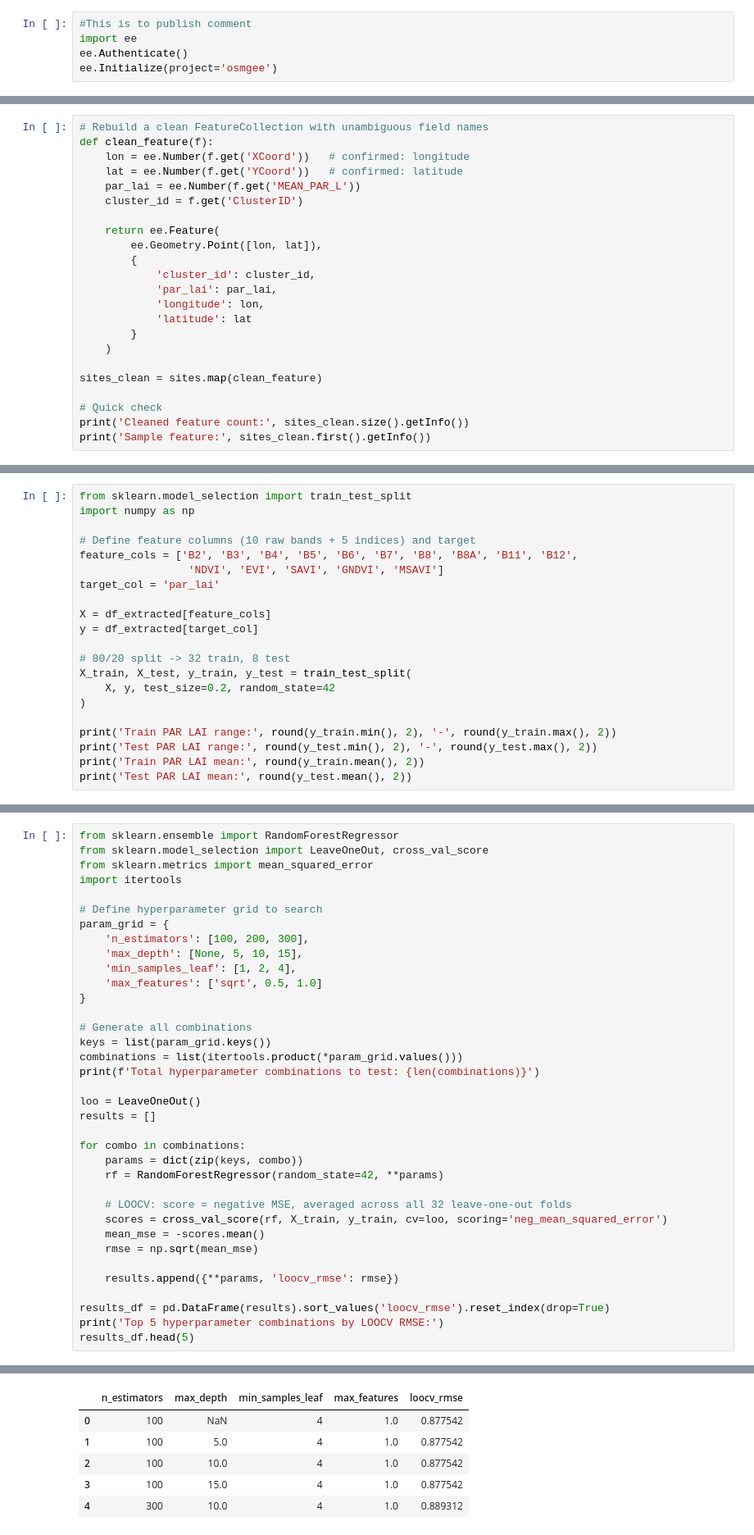
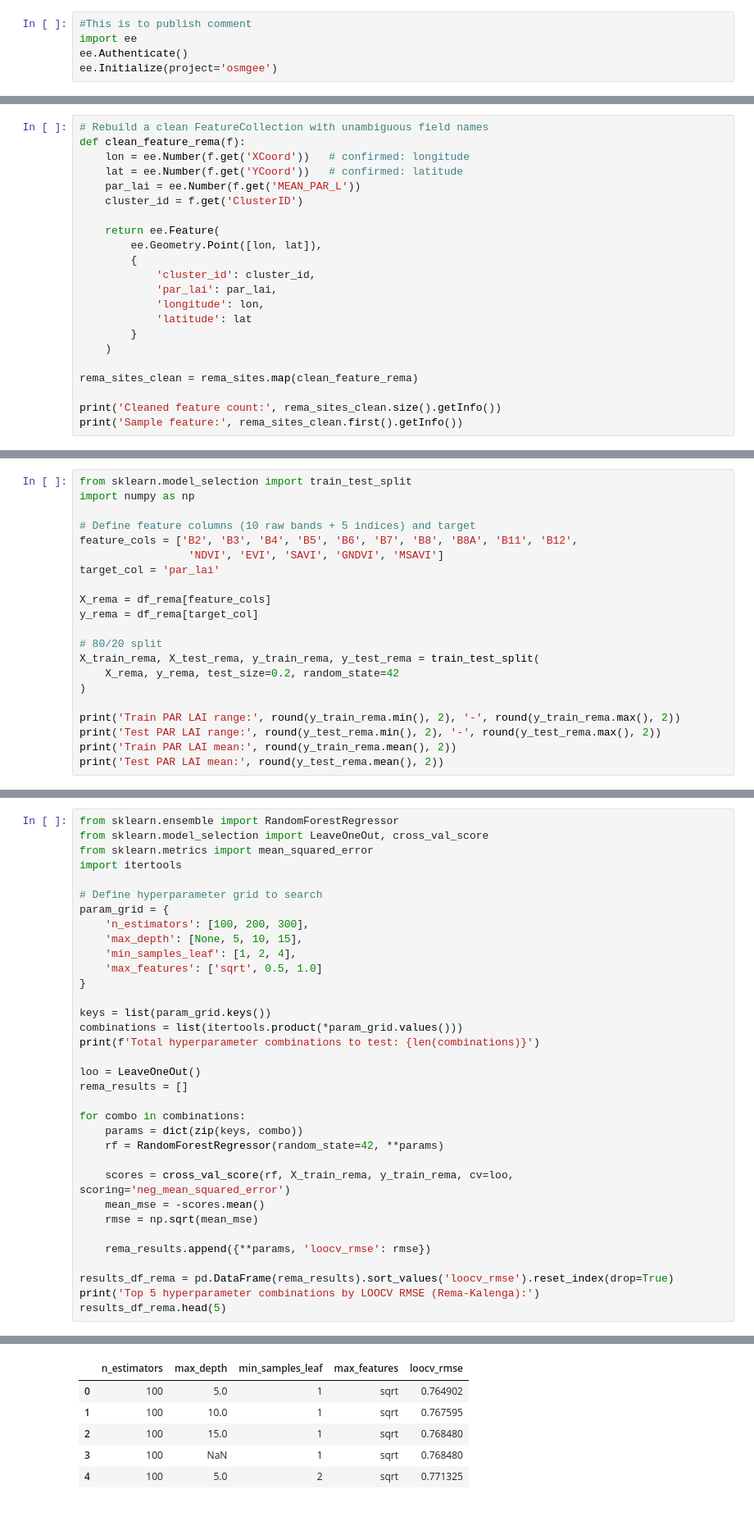
Before and after one commit to Mohammed777777777/KNP_LAI_GEE, a Jupyter notebook: lai_gee_workflow.ipynb, the cells around one changed output, grey strips where cells are left out. Shown at 82% size. Cells and saved outputs as stored; diff of their text form.

```diff
--- a/lai_gee_workflow.ipynb
+++ b/lai_gee_workflow.ipynb
@@ -48,6 +49,6 @@ for f in sites_info['features']:
 # %%
 # Rebuild a clean FeatureCollection with unambiguous field names
-def clean_feature(f):
+def clean_feature_rema(f):
     lon = ee.Number(f.get('XCoord'))   # confirmed: longitude
     lat = ee.Number(f.get('YCoord'))   # confirmed: latitude
     par_lai = ee.Number(f.get('MEAN_PAR_L'))
@@ -63,9 +64,8 @@ def clean_feature(f):
         }
     )
 
-sites_clean = sites.map(clean_feature)
+rema_sites_clean = rema_sites.map(clean_feature_rema)
 
-# Quick check
-print('Cleaned feature count:', sites_clean.size().getInfo())
-print('Sample feature:', sites_clean.first().getInfo())
+print('Cleaned feature count:', rema_sites_clean.size().getInfo())
+print('Sample feature:', rema_sites_clean.first().getInfo())
 # %% [output]
@@ -246,16 +236,16 @@ feature_cols = ['B2', 'B3', 'B4', 'B5', 'B6', 'B7', 'B8', 'B8A', 'B11', 'B12',
                  'NDVI', 'EVI', 'SAVI', 'GNDVI', 'MSAVI']
 target_col = 'par_lai'
 
-X = df_extracted[feature_cols]
-y = df_extracted[target_col]
+X_rema = df_rema[feature_cols]
+y_rema = df_rema[target_col]
 
-# 80/20 split -> 32 train, 8 test
-X_train, X_test, y_train, y_test = train_test_split(
-    X, y, test_size=0.2, random_state=42
+# 80/20 split
+X_train_rema, X_test_rema, y_train_rema, y_test_rema = train_test_split(
+    X_rema, y_rema, test_size=0.2, random_state=42
 )
 
-print('Train PAR LAI range:', round(y_train.min(), 2), '-', round(y_train.max(), 2))
-print('Test PAR LAI range:', round(y_test.min(), 2), '-', round(y_test.max(), 2))
-print('Train PAR LAI mean:', round(y_train.mean(), 2))
-print('Test PAR LAI mean:', round(y_test.mean(), 2))
+print('Train PAR LAI range:', round(y_train_rema.min(), 2), '-', round(y_train_rema.max(), 2))
+print('Test PAR LAI range:', round(y_test_rema.min(), 2), '-', round(y_test_rema.max(), 2))
+print('Train PAR LAI mean:', round(y_train_rema.mean(), 2))
+print('Test PAR LAI mean:', round(y_test_rema.mean(), 2))
 # %% [output]
@@ -277,27 +267,25 @@ param_grid = {
     'max_features': ['sqrt', 0.5, 1.0]
 }
 
-# Generate all combinations
 keys = list(param_grid.keys())
 combinations = list(itertools.product(*param_grid.values()))
 print(f'Total hyperparameter combinations to test: {len(combinations)}')
 
 loo = LeaveOneOut()
-results = []
+rema_results = []
 
 for combo in combinations:
     params = dict(zip(keys, combo))
     rf = RandomForestRegressor(random_state=42, **params)
 
-    # LOOCV: score = negative MSE, averaged across all 32 leave-one-out folds
-    scores = cross_val_score(rf, X_train, y_train, cv=loo, scoring='neg_mean_squared_error')
+    scores = cross_val_score(rf, X_train_rema, y_train_rema, cv=loo, scoring='neg_mean_squared_error')
     mean_mse = -scores.mean()
     rmse = np.sqrt(mean_mse)
 
-    results.append({**params, 'loocv_rmse': rmse})
+    rema_results.append({**params, 'loocv_rmse': rmse})
 
-results_df = pd.DataFrame(results).sort_values('loocv_rmse').reset_index(drop=True)
-print('Top 5 hyperparameter combinations by LOOCV RMSE:')
-results_df.head(5)
+results_df_rema = pd.DataFrame(rema_results).sort_values('loocv_rmse').reset_index(drop=True)
+print('Top 5 hyperparameter combinations by LOOCV RMSE (Rema-Kalenga):')
+results_df_rema.head(5)
 # %% [output]
 Total hyperparameter combinations to test: 108
@@ -305,7 +293,7 @@ Top 5 hyperparameter combinations by LOOCV RMSE:
 |  | n_estimators | max_depth | min_samples_leaf | max_features | loocv_rmse |
-| 0 | 100 | NaN | 4 | 1.0 | 0.877542 |
-| 1 | 100 | 5.0 | 4 | 1.0 | 0.877542 |
-| 2 | 100 | 10.0 | 4 | 1.0 | 0.877542 |
-| 3 | 100 | 15.0 | 4 | 1.0 | 0.877542 |
-| 4 | 300 | 10.0 | 4 | 1.0 | 0.889312 |
+| 0 | 100 | 5.0 | 1 | sqrt | 0.764902 |
+| 1 | 100 | 10.0 | 1 | sqrt | 0.767595 |
+| 2 | 100 | 15.0 | 1 | sqrt | 0.768480 |
+| 3 | 100 | NaN | 1 | sqrt | 0.768480 |
+| 4 | 100 | 5.0 | 2 | sqrt | 0.771325 |
 # %%
```
Also changed, not shown: parts of 23 cells of this notebook.
